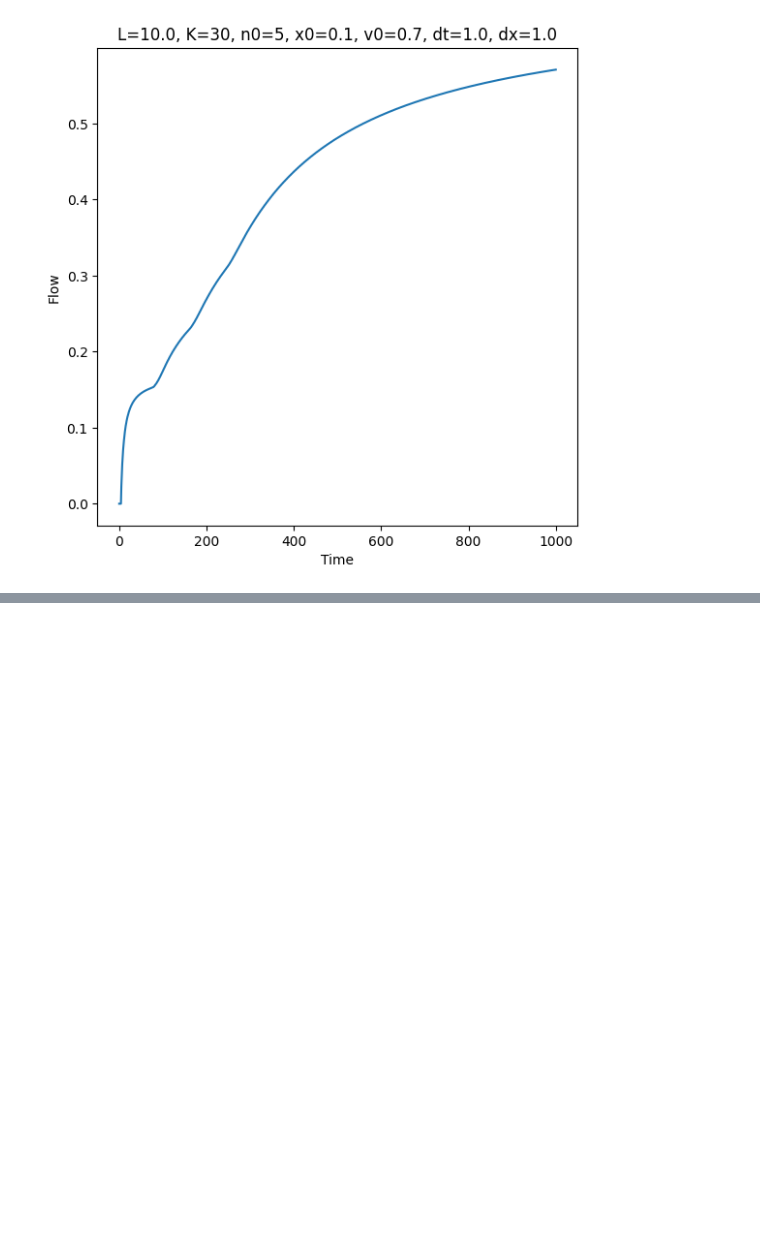
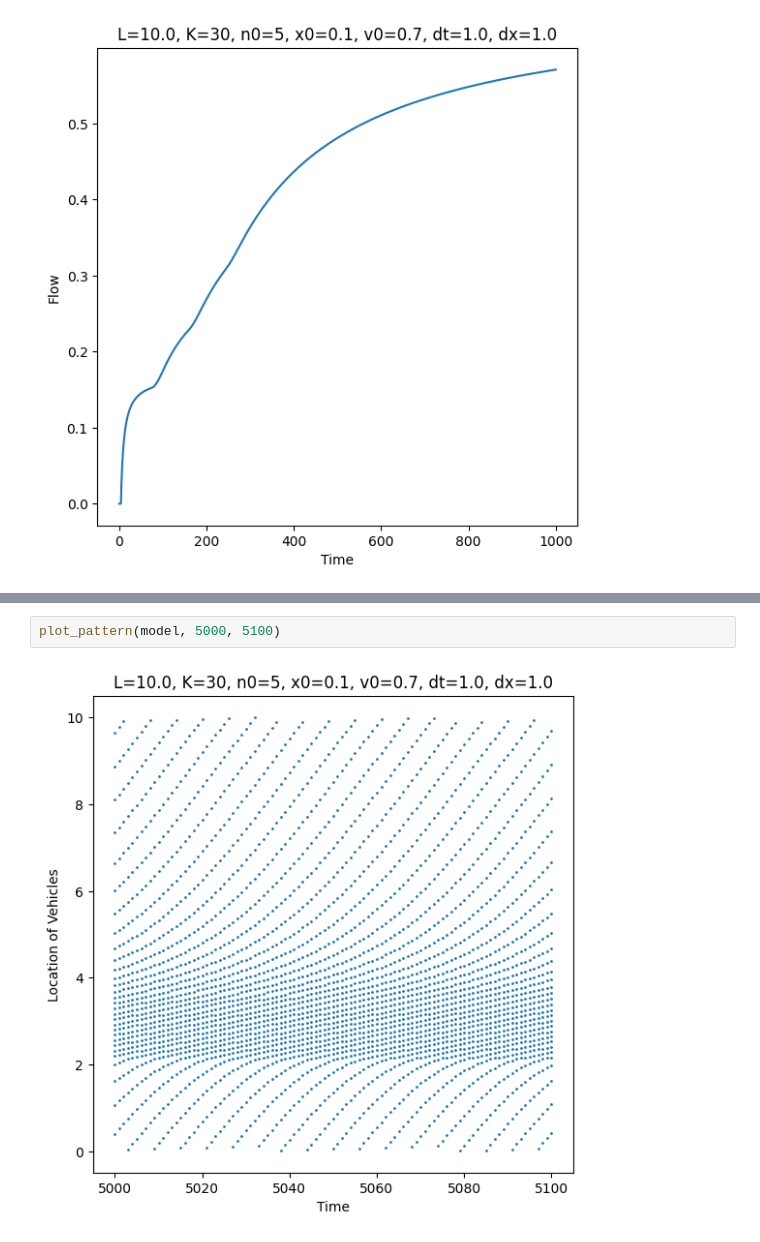
Before and after one commit to tt6-mzn/s2s-OV-model, a Jupyter notebook: ds2s-OV/test.ipynb, the cells around one changed output, grey strips where cells are left out. Drawn from its saved outputs; the diff is of its cells as text; blank space fills up the shorter version.

```diff
--- a/ds2s-OV/test.ipynb
+++ b/ds2s-OV/test.ipynb
@@ -67,0 +117,4 @@ plot_flow(model=model, ni=0, nf=1000)
+# %%
+plot_pattern(model, 5000, 5100)
+# %% [output]
+[figure, added]
```
Also changed, not shown: parts of 4 cells of this notebook, 1 other file.
